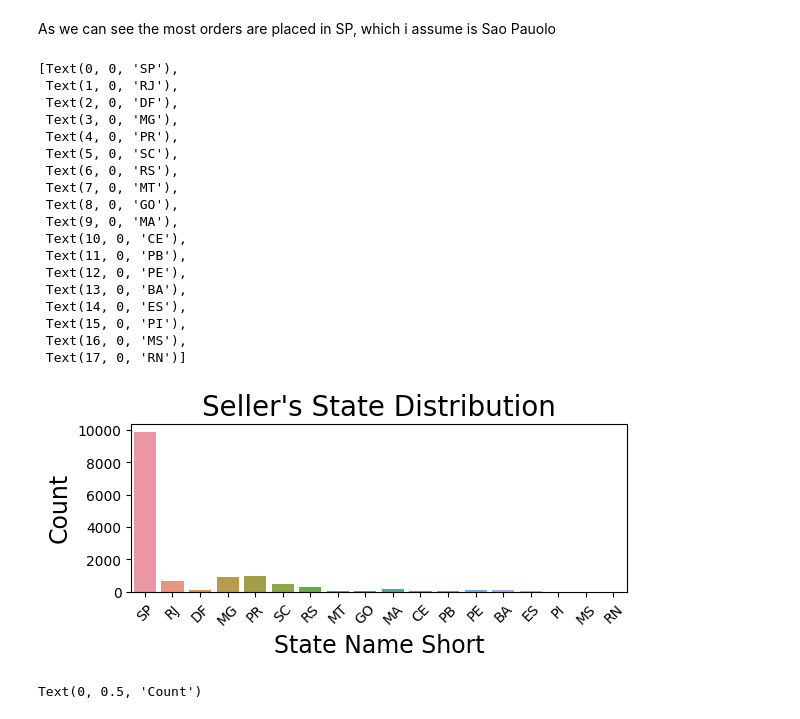
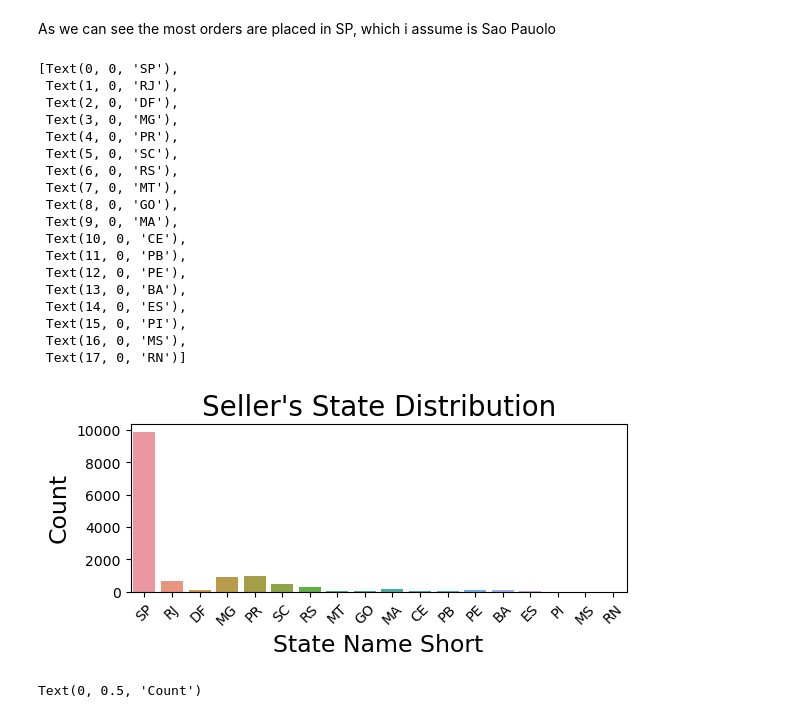
Before and after one commit to MatteoFerraresi/267161, a Jupyter notebook: main.ipynb, the cells around one changed output. Cells and saved outputs as stored; diff of their text form; code cells hidden in the pictures.

```diff
--- a/main.ipynb
+++ b/main.ipynb
@@ -225,30 +225,30 @@ As we can see the most orders are placed in SP, which i assume is Sao Pauolo
 # %%
 plt.subplot(212)
 g = sns.countplot(x='seller_state', data=cs_df, orient='h')
 g.set_title("Seller's State Distribution", fontsize=20)
-g.set_xlabel("State Prefix", fontsize=17)
+g.set_xlabel("State Name Short", fontsize=17)
 g.set_ylabel("Count", fontsize=17)
 g.set_xticklabels(g.get_xticklabels(),rotation=45)
 # %% [output]
 [Text(0, 0, 'SP'),
  Text(1, 0, 'RJ'),
  Text(2, 0, 'DF'),
  Text(3, 0, 'MG'),
  Text(4, 0, 'PR'),
  Text(5, 0, 'SC'),
  Text(6, 0, 'RS'),
  Text(7, 0, 'MT'),
  Text(8, 0, 'GO'),
  Text(9, 0, 'MA'),
  Text(10, 0, 'CE'),
  Text(11, 0, 'PB'),
  Text(12, 0, 'PE'),
  Text(13, 0, 'BA'),
  Text(14, 0, 'ES'),
  Text(15, 0, 'PI'),
  Text(16, 0, 'MS'),
  Text(17, 0, 'RN')]
-[figure, old version]
+[figure, new version]
 # %%
 cs_df['ord_new'] = cs_df['order_item_id'].copy()
 
```
Also changed, not shown: parts of 17 cells of this notebook.
